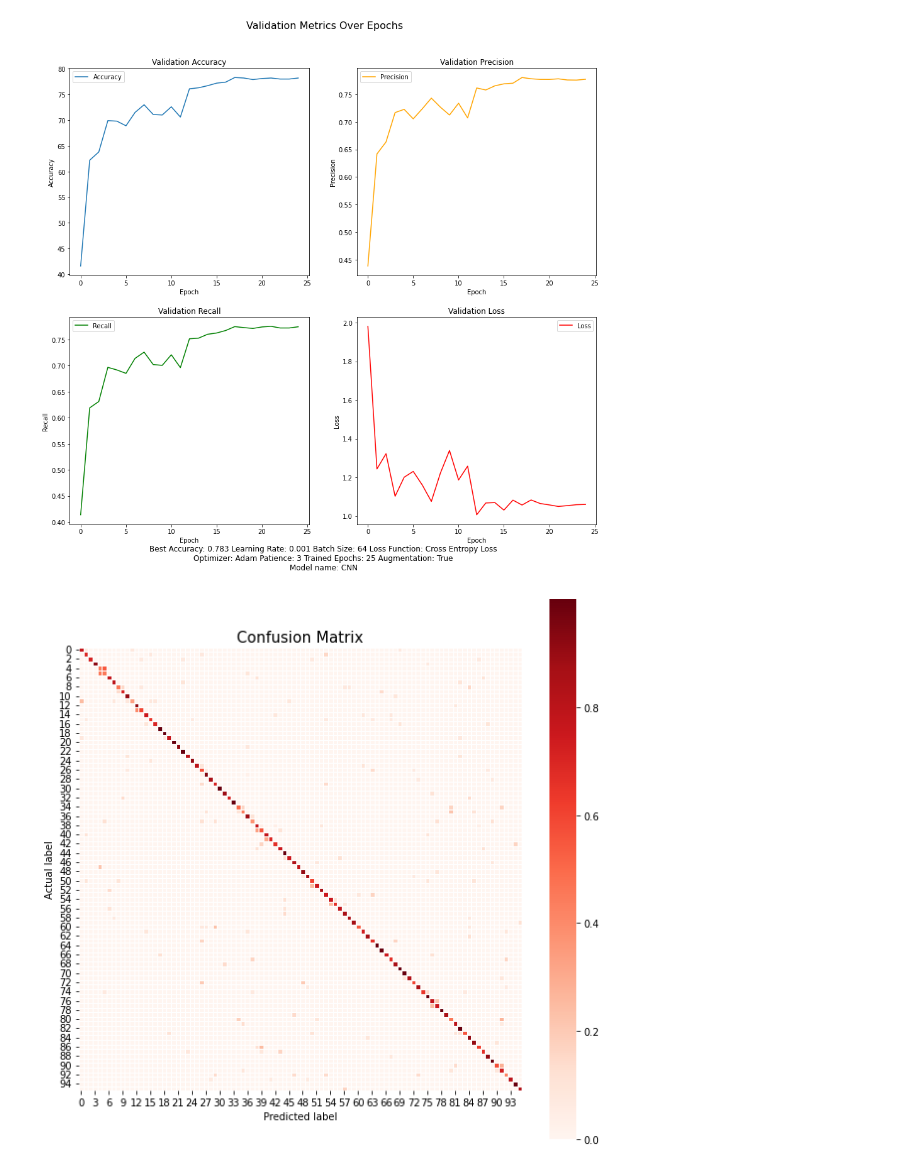
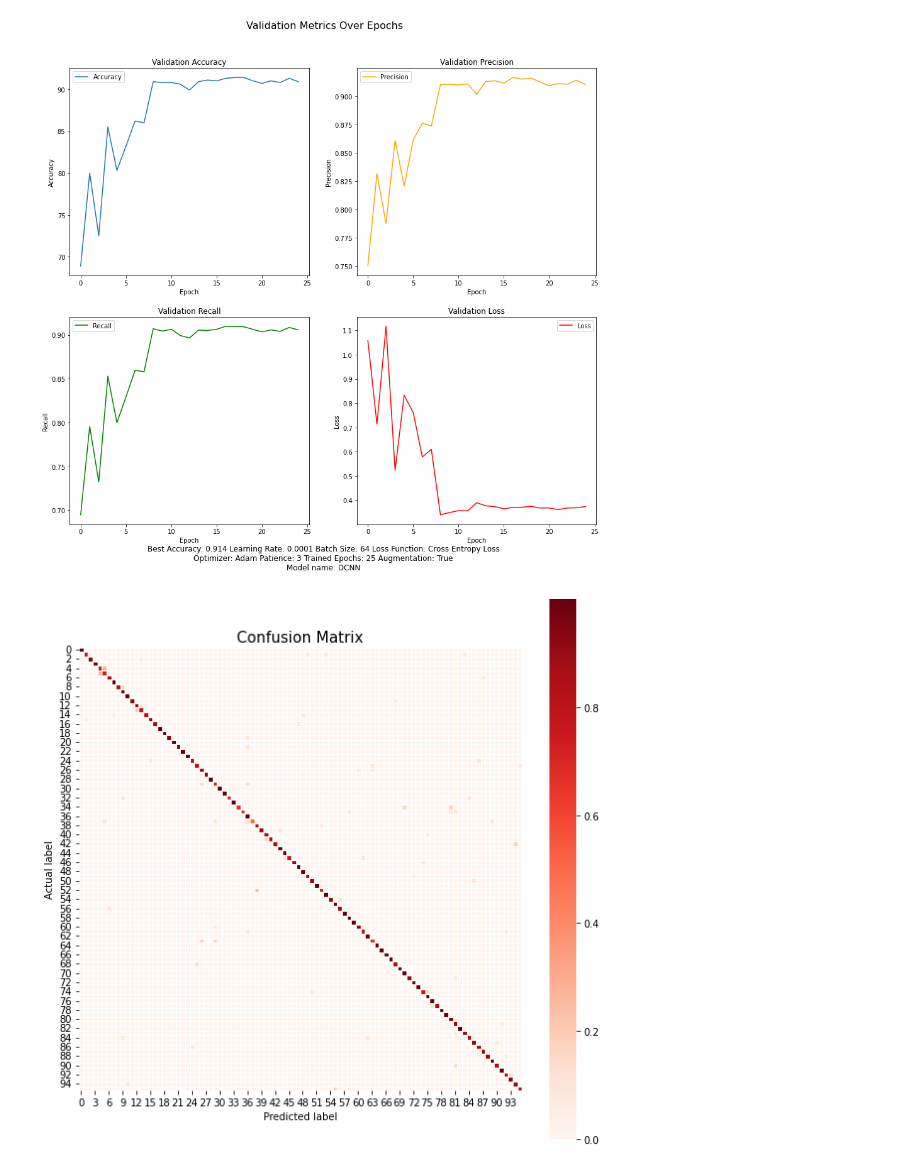
Before and after one commit to trifangrobert/Deep-Hallucination, a Jupyter notebook: src/version_deepnet.ipynb, the cells around one changed output. Cells and saved outputs as stored; diff of their text form; code cells hidden in the pictures.

Commit message:
metrics for deepnet 3 and 4

```diff
--- a/src/version_deepnet.ipynb
+++ b/src/version_deepnet.ipynb
@@ -20,15 +20,15 @@ DATA_PATH = "../data/"
 device = torch.device('cuda' if torch.cuda.is_available() else 'cpu')
 hyperparameters = {
     'batch_size': 64,
-    'learning_rate': 0.001,
+    'learning_rate': 0.0001,
     'num_classes': 96,
     'dropout': 0.5,
     'trained_epochs': 0,
     'patience': 3,
     'image_size': (64, 64),
     'best': 0,
-    'model_path': '../models/model_net.pth',
-    'model_name': 'CNN',
+    'model_path': '../models/model_deepnet.pth',
+    'model_name': 'DCNN',
     'augmentation': True,
     'criterion': CrossEntropyLoss(),
 }
@@ -411,34 +410,35 @@ plt.suptitle('Validation Metrics Over Epochs', fontsize=16)
 
 # fig_text = f"Best Accuracy: {hyperparameters['best']} \nLearning Rate: {hyperparameters['learning_rate']} \nBatch Size: {hyperparameters['batch_size']} \nPatience: {hyperparameters['patience']} \nTrained Epochs: {hyperparameters['trained_epochs']} \nModel name: {hyperparameters['model_name']} \nAugmentation: True"
 best = hyperparameters['best']
 lr = hyperparameters['learning_rate']
 batch_size = hyperparameters['batch_size']
 patience = hyperparameters['patience']
 trained_epochs = hyperparameters['trained_epochs']
 model_name = hyperparameters['model_name']
 augmentation = hyperparameters['augmentation']
 crit = "Cross Entropy Loss"
 opt = "Adam"
+img_size = hyperparameters['image_size']
 fig_text = f"Best Accuracy: {best} Learning Rate: {lr} Batch Size: {batch_size} Loss Function: {crit} \nOptimizer: {opt} Patience: {patience} Trained Epochs: {trained_epochs} Augmentation: {augmentation} \nModel name: {model_name} "
 
 plt.figtext(0.5, 0.05, fig_text, wrap=True, horizontalalignment='center', fontsize=12)
 
 plt.subplots_adjust(top=0.9)  # Add space at the top for the overall title
-plt.savefig('../plots/metrics_net_3.png')
+plt.savefig('../plots/metrics_net_4.png')
 plt.show()
 
 # conf_matrix = np.random.randint(0, 100, size=(96, 96))
 
 global conf_matrix
 conf_matrix = conf_matrix.astype('float') / (conf_matrix.sum(axis=1)[:, np.newaxis] + 1e-7)
 
 plt.figure(figsize=(10, 10))
 sns.heatmap(conf_matrix, annot=False, linewidths=.5, square = True, cmap = 'Reds')
 plt.ylabel('Actual label')
 plt.xlabel('Predicted label')
 plt.title('Confusion Matrix', size = 15)
-plt.savefig('../plots/confusion_matrix_net_3.png')
+plt.savefig('../plots/confusion_matrix_net_4.png')
 plt.show()
 # %% [output]
-[figure, old version]
+[figure, new version]
-[figure, old version]
+[figure, new version]
```
Also changed, not shown: parts of 3 cells of this notebook, 5 other files.
